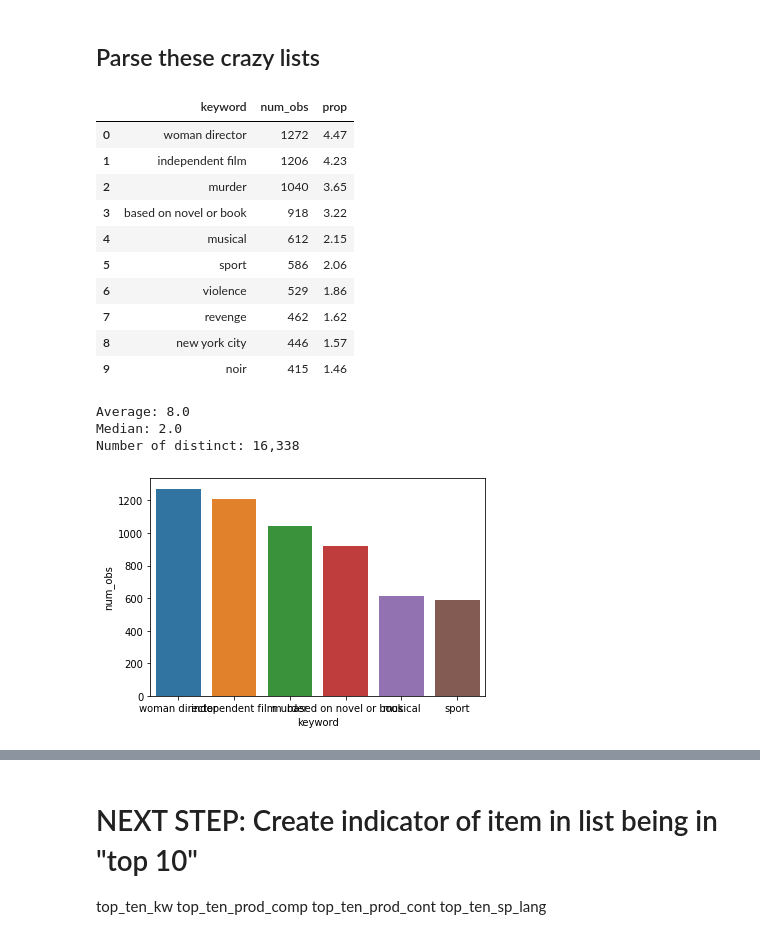
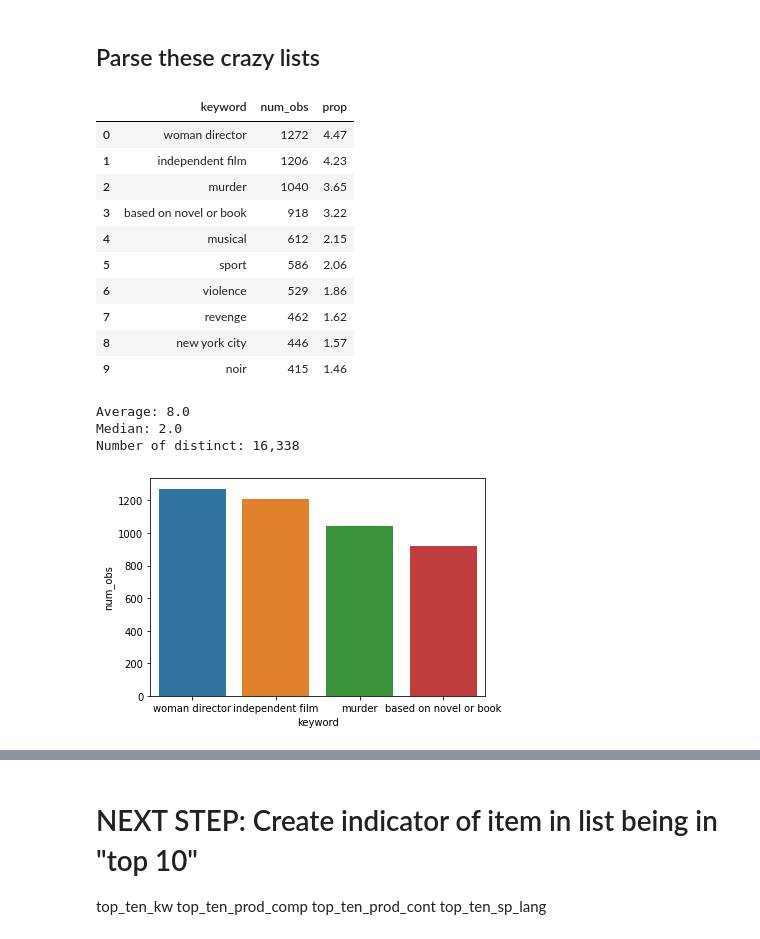
Before and after one commit to ChristopherDaigle/movie_ds_model, a Jupyter notebook: movie_data_analysis.ipynb, the cells around one changed output, grey strips where cells are left out. Cells and saved outputs as stored; diff of their text form; code cells hidden in the pictures.

Commit message:
feat: reduced space of plots

```diff
--- a/movie_data_analysis.ipynb
+++ b/movie_data_analysis.ipynb
@@ -236,29 +236,29 @@ unique_sp_lang = de.uniques_from_list(df['spoken_languages'])
 # %%
 kw_info = pd.DataFrame.from_dict(unique_kw, orient='index', columns=['num_obs']).sort_values('num_obs', ascending=False)
 kw_info['prop'] = round(kw_info['num_obs'] / df.shape[0], 4) * 100
 kw_info = kw_info.reset_index().rename(columns={'index': 'keyword'})
 display(kw_info.head(10))
-sns.barplot(x=kw_info['keyword'].head(6), y=kw_info['num_obs'].head(6));
+sns.barplot(x=kw_info['keyword'].head(4), y=kw_info['num_obs'].head(4));
 print("Average: {:,}".format(round(np.mean(kw_info['num_obs']))))
 print("Median: {:,}".format(round(np.median(kw_info['num_obs']))))
 print("Number of distinct: {:,}".format(kw_info.shape[0]))
 top_ten_kw = list(kw_info['keyword'].head(10))
 # %% [output]
 |  | keyword | num_obs | prop |
 | 0 | woman director | 1272 | 4.47 |
 | 1 | independent film | 1206 | 4.23 |
 | 2 | murder | 1040 | 3.65 |
 | 3 | based on novel or book | 918 | 3.22 |
 | 4 | musical | 612 | 2.15 |
 | 5 | sport | 586 | 2.06 |
 | 6 | violence | 529 | 1.86 |
 | 7 | revenge | 462 | 1.62 |
 | 8 | new york city | 446 | 1.57 |
 | 9 | noir | 415 | 1.46 |
 Average: 8.0
 Median: 2.0
 Number of distinct: 16,338
-[figure, old version]
+[figure, new version]
 # %%
 unique_prod_comp_info = pd.DataFrame.from_dict(unique_prod_comp, orient='index', columns=['num_obs']).sort_values('num_obs', ascending=False)
 unique_prod_comp_info['prop'] = round(unique_prod_comp_info['num_obs'] / df.shape[0], 4) * 100
```
Also changed, not shown: parts of 3 cells of this notebook.
